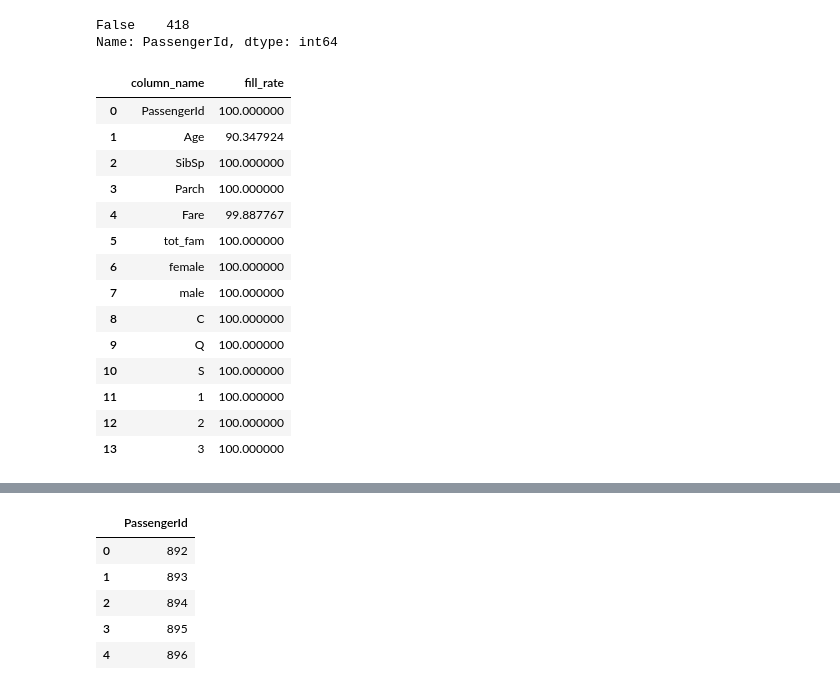
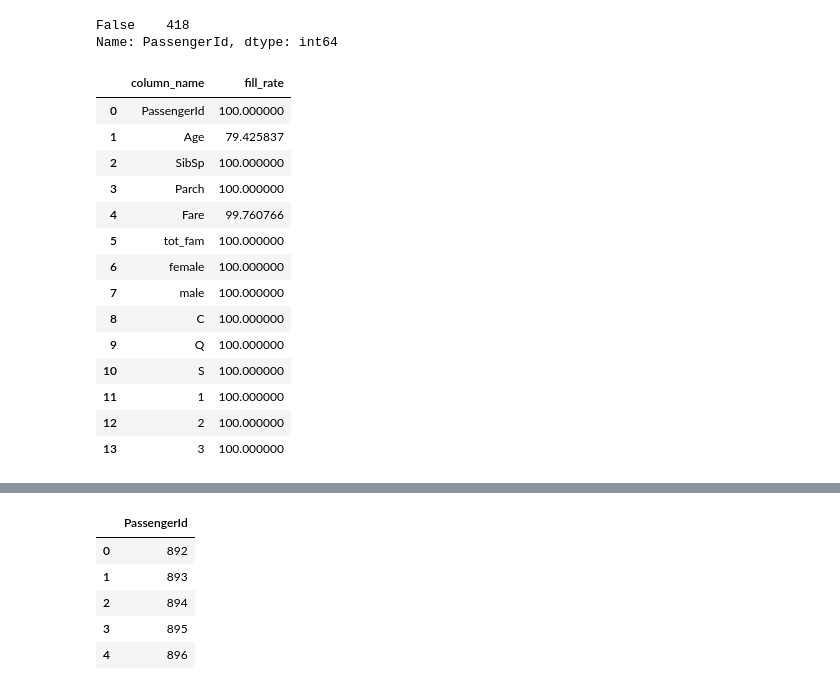
Before and after one commit to RaghupatiRaghav/PalakPaneer, a Jupyter notebook: Random Forest Pipeline.ipynb, the cells around one changed output, grey strips where cells are left out. Drawn from its saved outputs; the diff is of its cells as text; code cells hidden in the pictures.

```diff
--- a/Random Forest Pipeline.ipynb
+++ b/Random Forest Pipeline.ipynb
@@ -125,21 +132,21 @@ Name: PassengerId, dtype: int64
 # %%
 #calculates fill rate for columns
 fill_rate = {}
 for i in X_test:
     null_count = (X_test[i].isna().sum())
-    frate = 100-(null_count/891)*100
+    frate = 100-(null_count/len(X_test))*100
     fill_rate[i]=frate
 
 #converts fill rate from dictionary to a dataframe
 fillrate_df = pd.DataFrame((fill_rate.items()), columns = ['column_name', 'fill_rate'])
 fillrate_df
 # %% [output]
 |  | column_name | fill_rate |
 | 0 | PassengerId | 100.000000 |
-| 1 | Age | 90.347924 |
+| 1 | Age | 79.425837 |
 | 2 | SibSp | 100.000000 |
 | 3 | Parch | 100.000000 |
-| 4 | Fare | 99.887767 |
+| 4 | Fare | 99.760766 |
 | 5 | tot_fam | 100.000000 |
 | 6 | female | 100.000000 |
 | 7 | male | 100.000000 |
```
Also changed, not shown: parts of 13 cells of this notebook.
